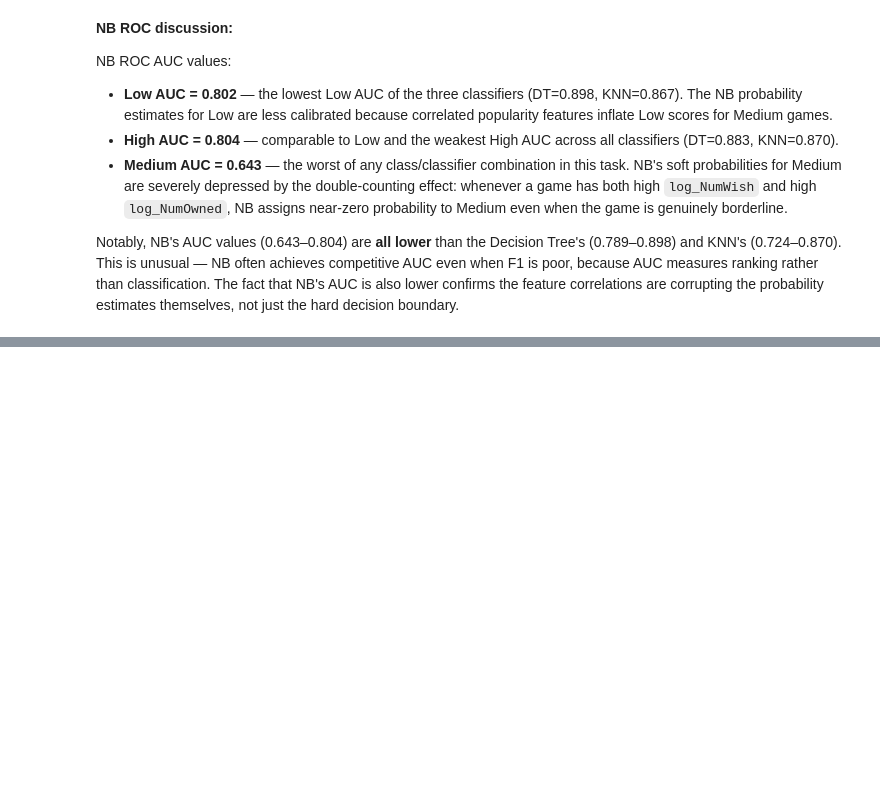
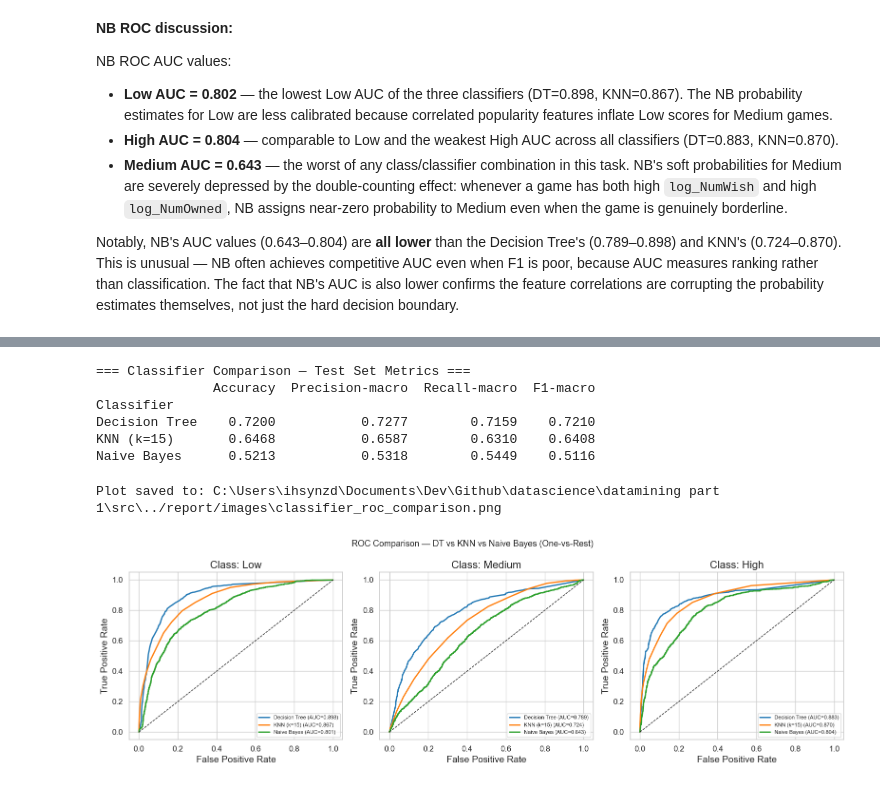
Before and after one commit to ihsynzd14/datamining_exam, a Jupyter notebook: datamining part 1/notebooks/03_classification_regression.ipynb, the cells around one changed output, grey strips where cells are left out. Drawn from its saved outputs; the diff is of its cells as text; code cells hidden in the pictures; blank space fills up the shorter version.

```diff
--- a/datamining part 1/notebooks/03_classification_regression.ipynb
+++ b/datamining part 1/notebooks/03_classification_regression.ipynb
@@ -997,0 +1003,64 @@ the hard decision boundary.
+# %%
+from sklearn.metrics import precision_score, recall_score, f1_score, accuracy_score
+
+def get_metrics(y_true, y_pred, name):
+    return {
+        'Classifier':      name,
+        'Accuracy':        round(accuracy_score(y_true, y_pred), 4),
+        'Precision-macro': round(precision_score(y_true, y_pred, average='macro'), 4),
+        'Recall-macro':    round(recall_score(y_true, y_pred, average='macro'), 4),
+        'F1-macro':        round(f1_score(y_true, y_pred, average='macro'), 4),
+    }
+
+rows = [
+    get_metrics(y_test, y_pred_dt,  'Decision Tree'),
+    get_metrics(y_test, y_pred_knn, 'KNN (k=15)'),
+    get_metrics(y_test, y_pred_nb,  'Naive Bayes'),
+]
+comp_df = pd.DataFrame(rows).set_index('Classifier')
+print('=== Classifier Comparison — Test Set Metrics ===')
+print(comp_df.to_string())
+# %% [output]
+=== Classifier Comparison — Test Set Metrics ===
+               Accuracy  Precision-macro  Recall-macro  F1-macro
+Classifier
+Decision Tree    0.7200           0.7277        0.7159    0.7210
+KNN (k=15)       0.6468           0.6587        0.6310    0.6408
+Naive Bayes      0.5213           0.5318        0.5449    0.5116
+# %%
+# Side-by-side ROC: one subplot per class, all 3 classifiers on each
+class_order_dt  = list(best_dt.classes_)
+class_order_knn = list(best_knn.classes_)
+class_order_nb  = list(nb.classes_)
+
+y_prob_dt_new  = best_dt.predict_proba(X_test)
+y_prob_knn_new = best_knn.predict_proba(X_test_sc)
+y_prob_nb_new  = nb.predict_proba(X_test)
+
+clf_info = [
+    ('Decision Tree', y_prob_dt_new,  class_order_dt,  'tab:blue'),
+    ('KNN (k=15)',    y_prob_knn_new, class_order_knn, 'tab:orange'),
+    ('Naive Bayes',   y_prob_nb_new,  class_order_nb,  'tab:green'),
+]
+
+fig, axes = plt.subplots(1, 3, figsize=(16, 5))
+for ax, cls_name in zip(axes, classes):
+    i = classes.index(cls_name)
+    for clf_name, y_prob, class_order, color in clf_info:
+        idx = class_order.index(cls_name)
+        fpr, tpr, _ = roc_curve(y_test_bin[:, i], y_prob[:, idx])
+        roc_auc = auc(fpr, tpr)
+        ax.plot(fpr, tpr, color=color, lw=2, label=f'{clf_name} (AUC={roc_auc:.3f})')
+    ax.plot([0, 1], [0, 1], 'k--', lw=1)
+    ax.set_title(f'Class: {cls_name}')
+    ax.set_xlabel('False Positive Rate')
+    ax.set_ylabel('True Positive Rate')
+    ax.legend(loc='lower right', fontsize=8)
+
+fig.suptitle('ROC Comparison — DT vs KNN vs Naive Bayes (One-vs-Rest)', fontsize=13)
+plt.tight_layout()
+save_plot(fig, 'classifier_roc_comparison.png')
+plt.show()
+# %% [output]
+Plot saved to: C:\Users\ihsynzd\Documents\Dev\Github\datascience\datamining part 1\src\../report/images\classifier_roc_comparison.png
+[figure, added]
```
Also changed, not shown: parts of 27 cells of this notebook, 10 other files.
